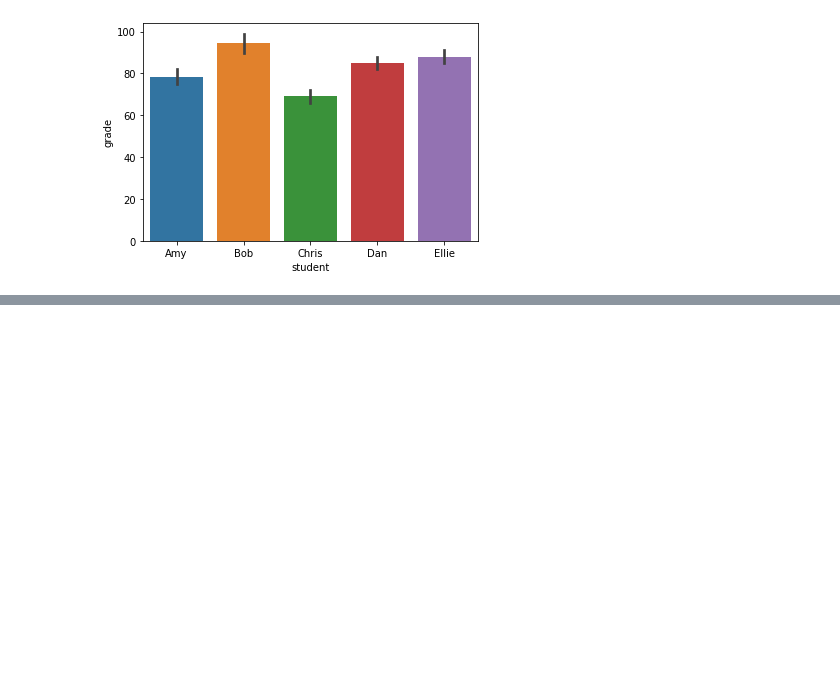
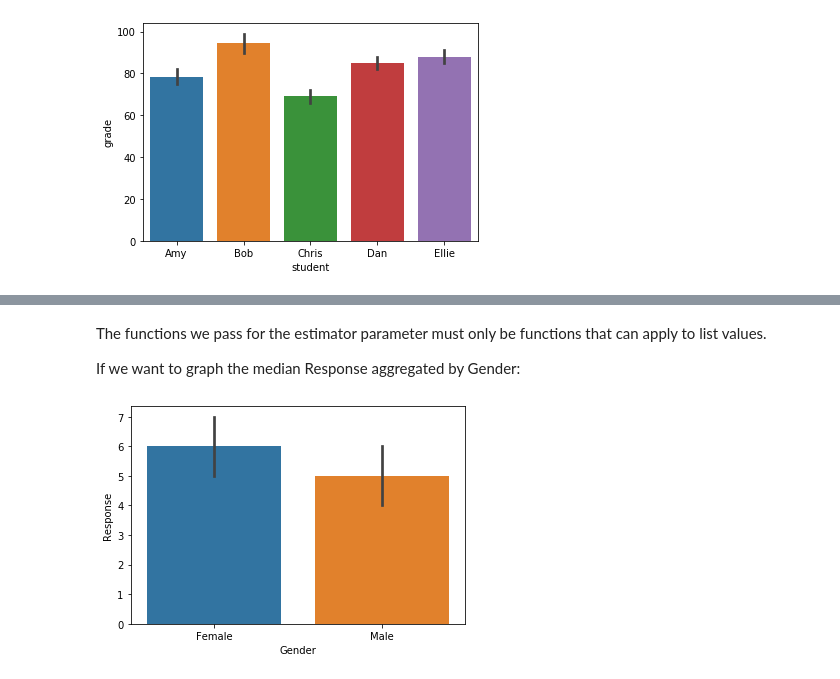
Before and after one commit to adam-gomez/codeacademy-practice, a Jupyter notebook: introduction_to_seaborn.ipynb, the cells around one changed output, grey strips where cells are left out. Drawn from its saved outputs; the diff is of its cells as text; code cells hidden in the pictures; blank space fills up the shorter version.

```diff
--- a/introduction_to_seaborn.ipynb
+++ b/introduction_to_seaborn.ipynb
@@ -119,0 +137,9 @@ plt.show()
+# %% [markdown]
+The functions we pass for the estimator parameter must only be functions that can apply to list values.
+
+If we want to graph the median Response aggregated by Gender:
+# %%
+sns.barplot(data = df, x = 'Gender', y = 'Response', estimator=np.median)
+plt.show()
+# %% [output]
+[figure, added]
```
Also changed, not shown: parts of 10 cells of this notebook.
